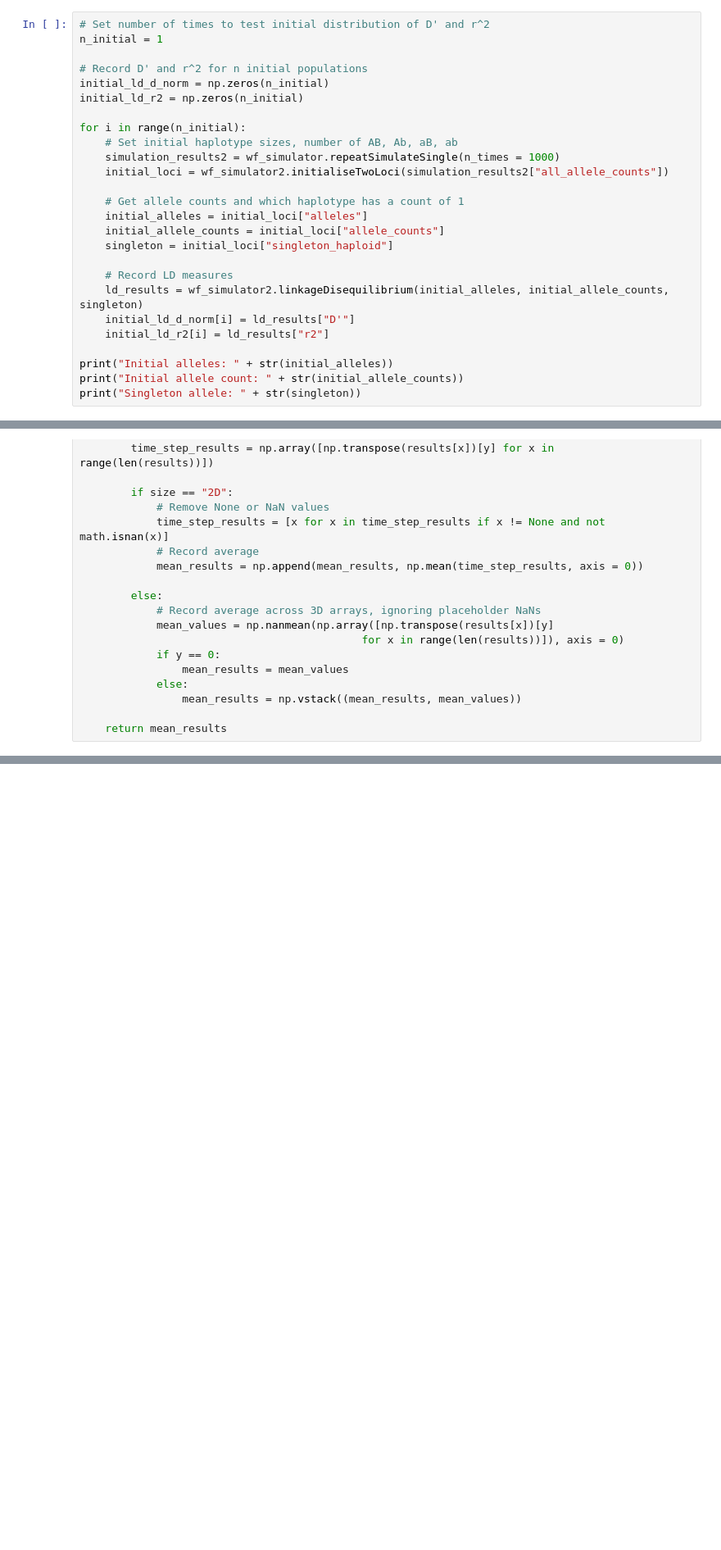
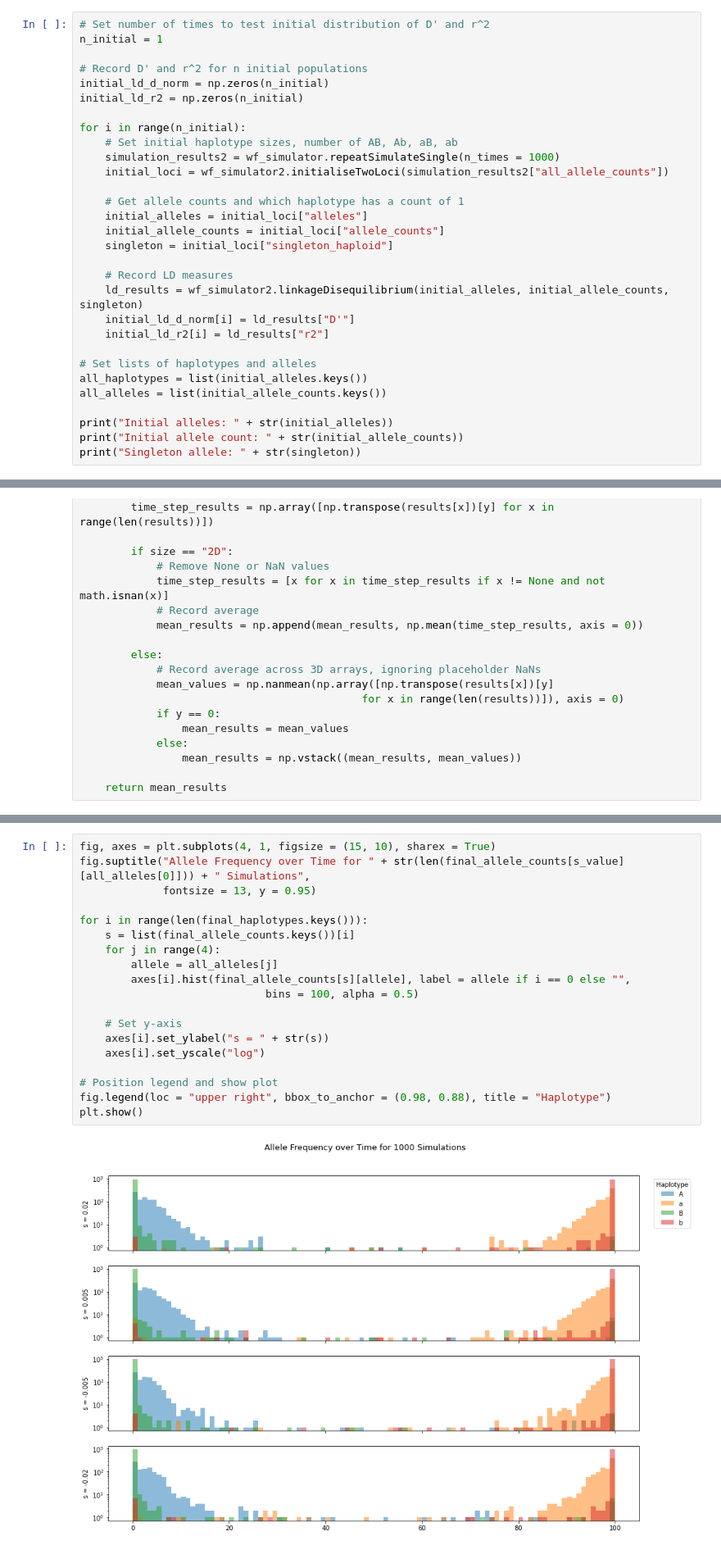
Before and after one commit to TomMakesThings/Wright-Fisher-Simulator, a Jupyter notebook: WrightFisher.ipynb, the cells around one changed output, grey strips where cells are left out. Shown at 82% size. Cells and saved outputs as stored; diff of their text form; blank space fills up the shorter version.

```diff
--- a/WrightFisher.ipynb
+++ b/WrightFisher.ipynb
@@ -492,6 +492,10 @@ for i in range(n_initial):
     initial_ld_d_norm[i] = ld_results["D'"]
     initial_ld_r2[i] = ld_results["r2"]
 
+# Set lists of haplotypes and alleles
+all_haplotypes = list(initial_alleles.keys())
+all_alleles = list(initial_allele_counts.keys())
+
 print("Initial alleles: " + str(initial_alleles))
 print("Initial allele count: " + str(initial_allele_counts))
 print("Singleton allele: " + str(singleton))
@@ -796,0 +874,21 @@ s_haplotype_fig = plotHaplotypeFrequency(haplotype_colours, selection_results, a
+# %%
+fig, axes = plt.subplots(4, 1, figsize = (15, 10), sharex = True)
+fig.suptitle("Allele Frequency over Time for " + str(len(final_allele_counts[s_value][all_alleles[0]])) + " Simulations",
+             fontsize = 13, y = 0.95)
+
+for i in range(len(final_haplotypes.keys())):
+    s = list(final_allele_counts.keys())[i]
+    for j in range(4):
+        allele = all_alleles[j]
+        axes[i].hist(final_allele_counts[s][allele], label = allele if i == 0 else "",
+                             bins = 100, alpha = 0.5)
+
+    # Set y-axis
+    axes[i].set_ylabel("s = " + str(s))
+    axes[i].set_yscale("log")
+
+# Position legend and show plot
+fig.legend(loc = "upper right", bbox_to_anchor = (0.98, 0.88), title = "Haplotype")
+plt.show()
+# %% [output]
+[figure, added]
```
Also changed, not shown: parts of 13 cells of this notebook, 8 other files.
